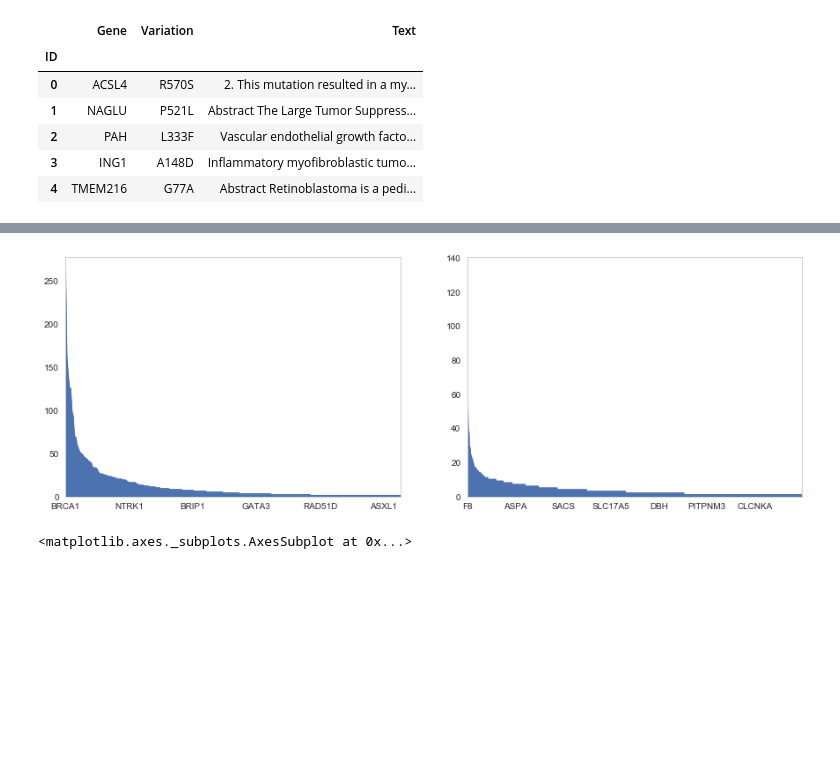
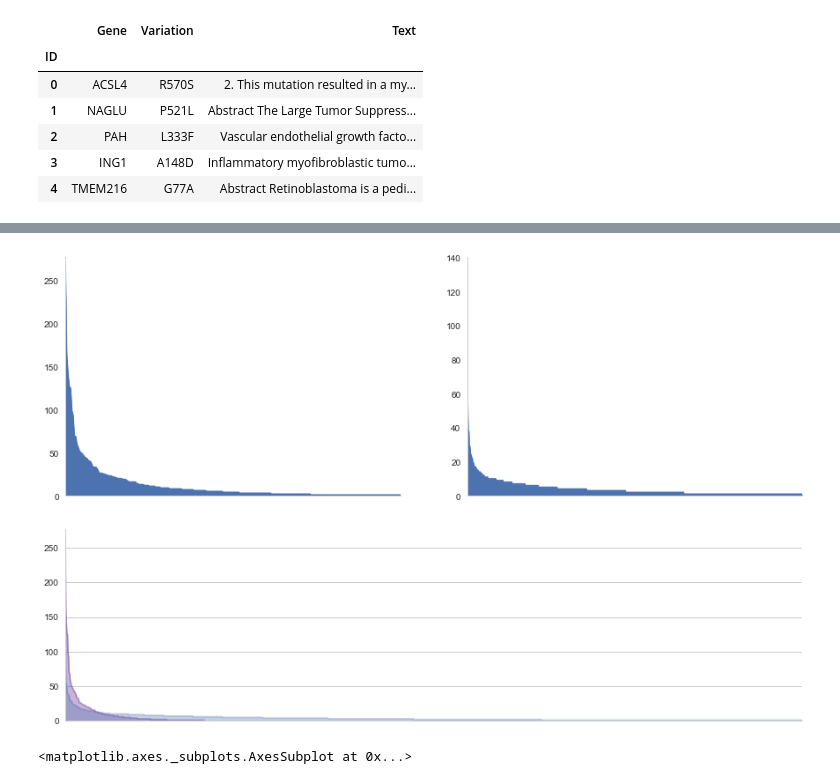
Before and after one commit to IEtoI/PersonalizedMedicine, a Jupyter notebook: PersonalizedMedicine.ipynb, the cells around one changed output, grey strips where cells are left out. Drawn from its saved outputs; the diff is of its cells as text; code cells hidden in the pictures; blank space fills up the shorter version.

```diff
--- a/PersonalizedMedicine.ipynb
+++ b/PersonalizedMedicine.ipynb
@@ -83,11 +83,25 @@ ax.spines["right"].set_visible(False)
-# %%
-plt.figure(figsize=(15,5))
-plt.subplot(121)
-df_train["Gene"].value_counts().plot("area")
-plt.grid(False)
-plt.subplot(122)
-df_test["Gene"].value_counts().plot("area")
-plt.grid(False)
-# %% [output]
-[figure, removed]
+# %%
+plt.figure(figsize=(15,5))
+ax = plt.subplot(121)
+df_train["Gene"].value_counts().plot("area")
+plt.grid(False)
+ax.get_xaxis().set_ticks([])
+ax.spines["top"].set_visible(False)
+ax.spines["right"].set_visible(False)
+ax = plt.subplot(122)
+df_test["Gene"].value_counts().plot("area")
+plt.grid(False)
+ax.get_xaxis().set_ticks([])
+ax.spines["top"].set_visible(False)
+ax.spines["right"].set_visible(False)
+plt.figure(figsize=(15,4))
+ax = plt.subplot()
+df_train["Gene"].value_counts().plot("area", alpha=0.33, color="#551a8b")
+df_test["Gene"].value_counts().plot("area", alpha=0.33)
+ax.get_xaxis().set_ticks([])
+ax.spines["top"].set_visible(False)
+ax.spines["right"].set_visible(False)
+# %% [output]
+[figure, added]
+[figure, added]
 # %%
```
Also changed, not shown: parts of 5 cells of this notebook.
